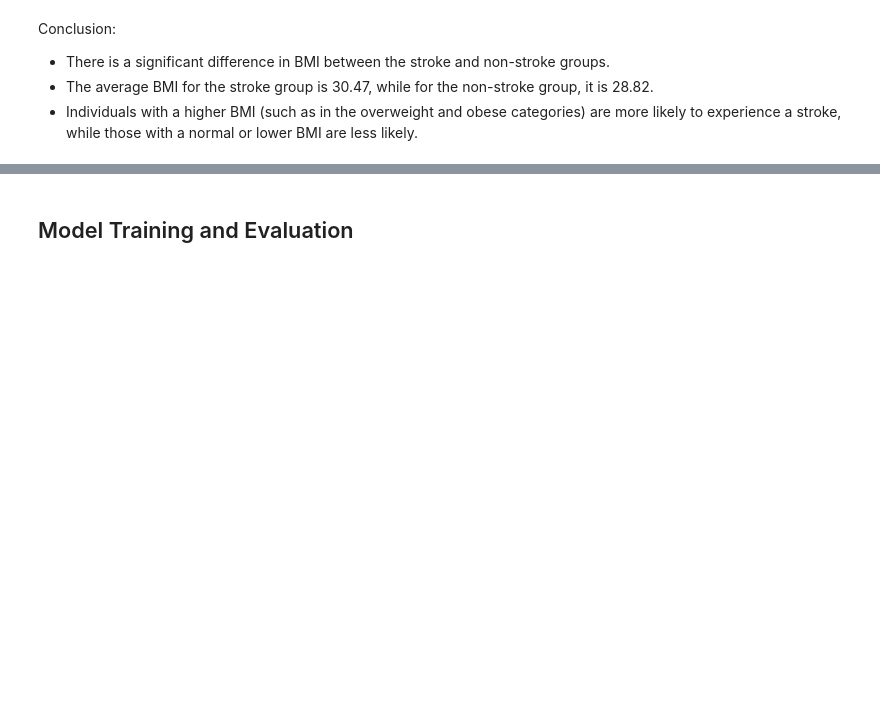
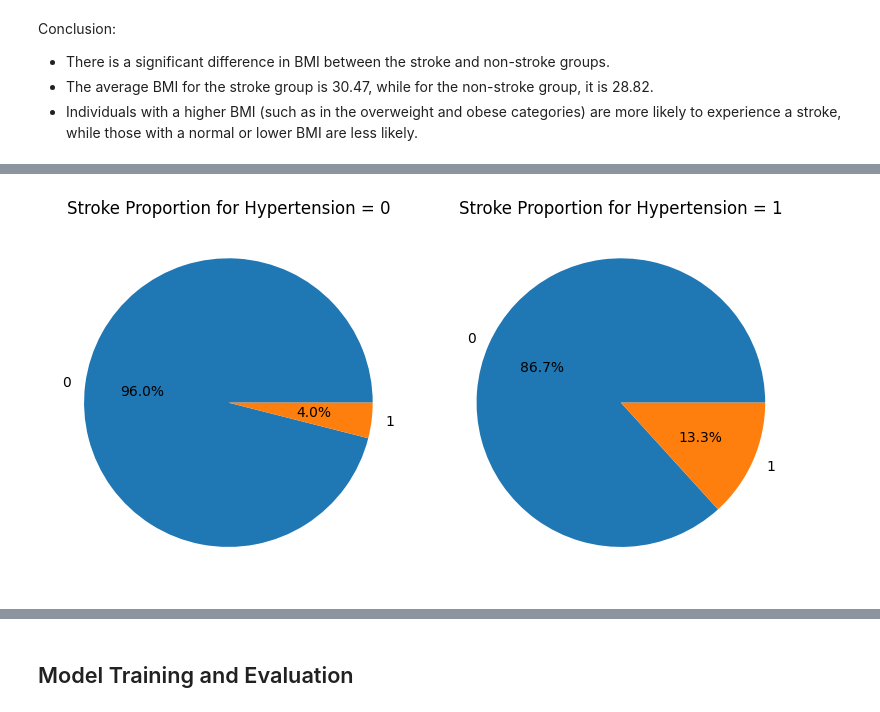
Before and after one commit to KejiaRuan/ECE-225A-Project-Brain-Stroke-Analysis-and-Prediction, a Jupyter notebook: data_analysis.ipynb, the cells around one changed output, grey strips where cells are left out. Cells and saved outputs as stored; diff of their text form; code cells hidden in the pictures; blank space fills up the shorter version.

```diff
--- a/data_analysis.ipynb
+++ b/data_analysis.ipynb
@@ -532,0 +569,14 @@ Conclusion:
+# %%
+colors = sns.color_palette()
+
+fig, axes = plt.subplots(1, 2, figsize=(8, 4))
+
+for hypertension_status in df['hypertension'].unique():
+    stroke_count = df[df['hypertension'] == hypertension_status]['stroke'].value_counts()
+    axes[hypertension_status].pie(stroke_count, labels=stroke_count.index, autopct='%1.1f%%', colors=colors)
+    axes[hypertension_status].set_title(f"Stroke Proportion for Hypertension = {hypertension_status}")
+
+plt.tight_layout()
+plt.show()
+# %% [output]
+[figure, added]
```
Also changed, not shown: parts of 45 cells of this notebook.
